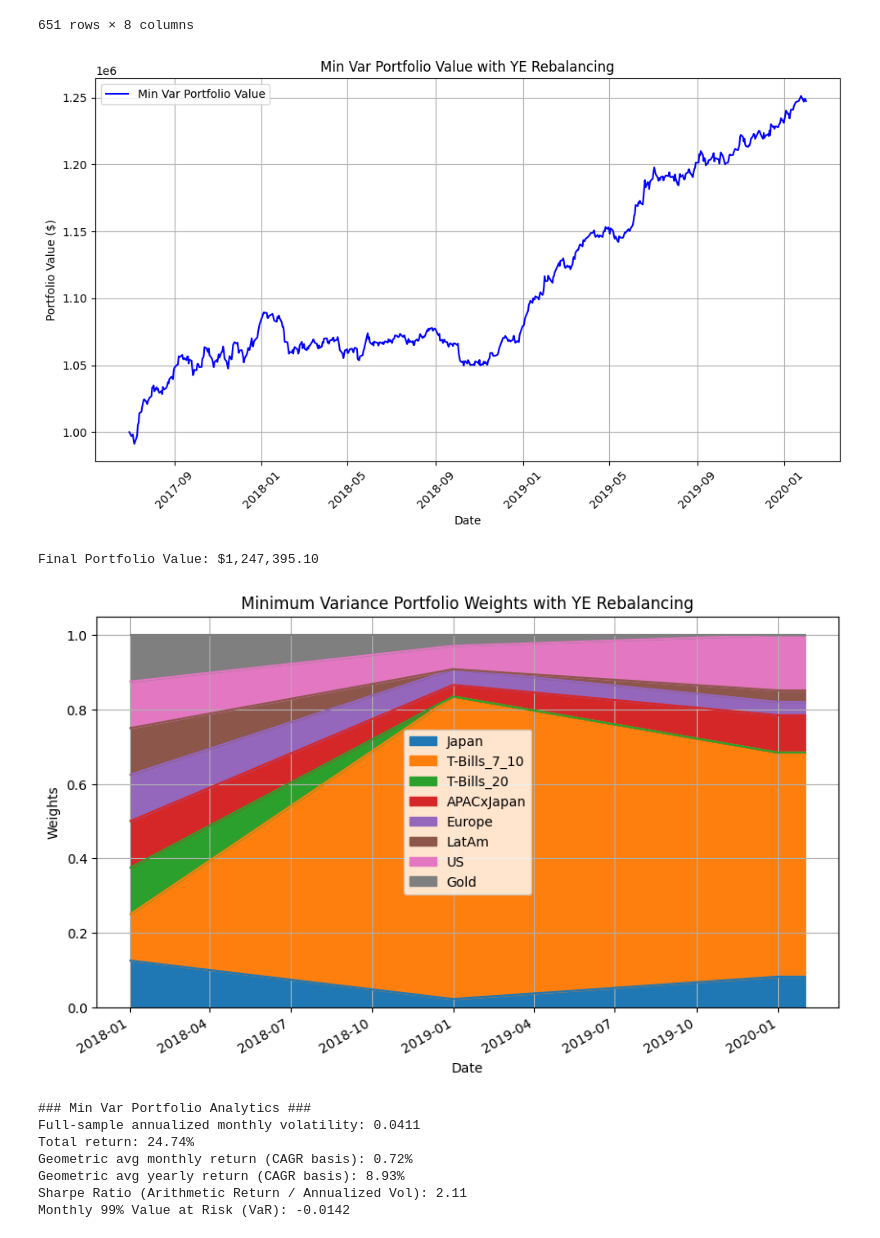
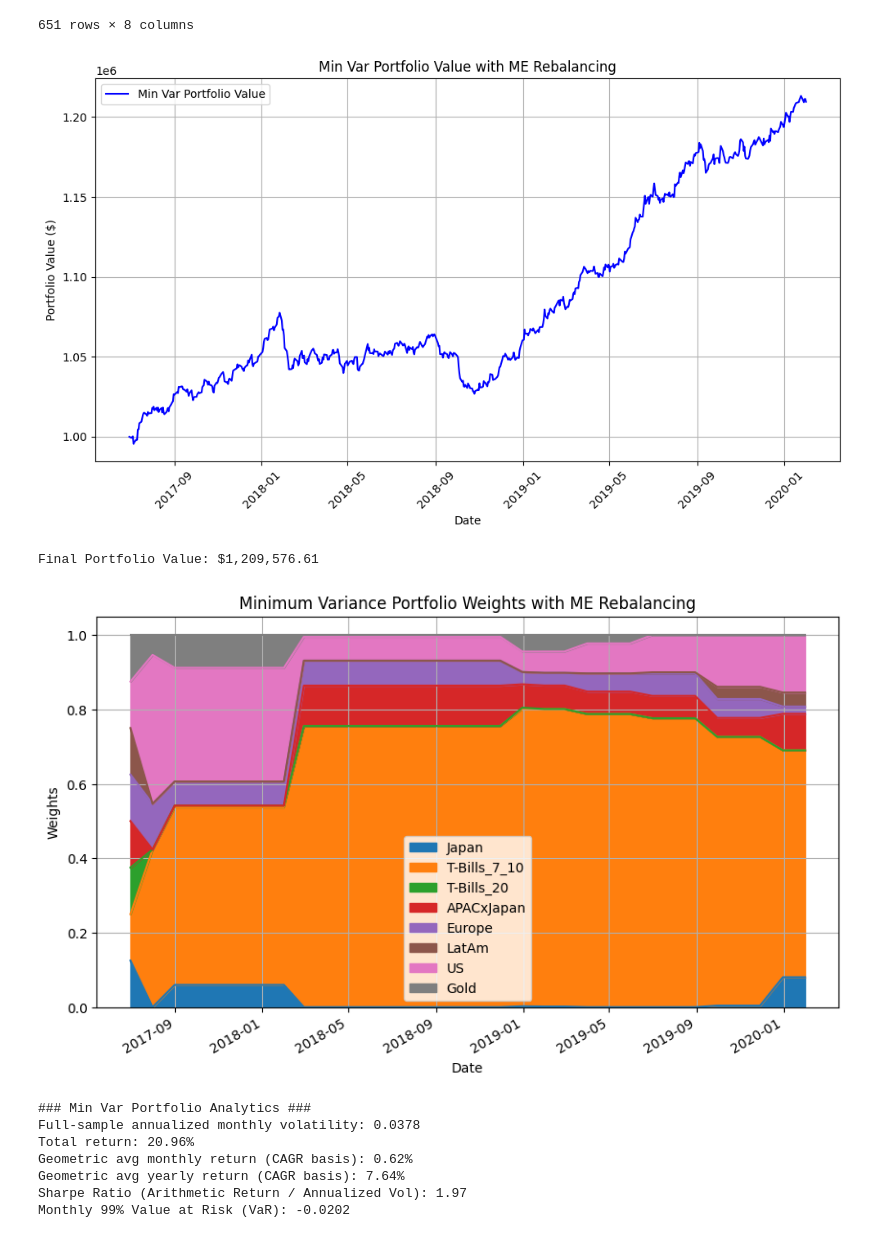
Before and after one commit to plaishev/asset_mgmt_seminar, a Jupyter notebook: Min_Var_Simulations/Min_Var_low_2017_2020.ipynb, the cells around one changed output. Drawn from its saved outputs; the diff is of its cells as text; code cells hidden in the pictures.

```diff
--- a/Min_Var_Simulations/Min_Var_low_2017_2020.ipynb
+++ b/Min_Var_Simulations/Min_Var_low_2017_2020.ipynb
@@ -164,37 +164,37 @@ def min_variance_portfolio(returns, rebalance_frequency, initial_investment=1e6)
             daily_ret = (returns.loc[today] * w0).sum()
             portfolio_value.loc[today] = portfolio_value.loc[yesterday] * (1 + daily_ret)
 
     return portfolio_value, portfolio_weights
 
 #### Actual Fuction Call ####
 
-rebalance_frequency = 'YE'  # ME = monthly, QE = quarterly, YE = yearly
+rebalance_frequency = 'ME'  # ME = monthly, QE = quarterly, YE = yearly
 portfolio_value, portfolio_weights = min_variance_portfolio(returns, rebalance_frequency)
 
 # Plot the portfolio value over time
 plt.figure(figsize=(10, 6))
 plt.plot(portfolio_value, label='Min Var Portfolio Value', color='blue')
 plt.title(f'Min Var Portfolio Value with {rebalance_frequency} Rebalancing')
 plt.xlabel('Date')
 plt.ylabel('Portfolio Value ($)')
 plt.legend()
 plt.grid(True)
 plt.xticks(rotation=45)
 plt.tight_layout()
 plt.show()
 print(f"Final Portfolio Value: ${portfolio_value.iloc[-1]:,.2f}")
 
 # Plot the portfolio weights over time
 portfolio_weights.plot(figsize=(10, 6), kind='area', stacked=True)
 plt.title(f'Minimum Variance Portfolio Weights with {rebalance_frequency} Rebalancing')
 plt.xlabel('Date')
 plt.ylabel('Weights')
 plt.grid(True)
 plt.show()
 # %% [output]
-[figure, old version]
+[figure, new version]
-Final Portfolio Value: $1,247,395.10
+Final Portfolio Value: $1,209,576.61
-[figure, old version]
+[figure, new version]
 # %%
 #### Min Var Portfolio Analytics #### ver 2.2
 
@@ -235,9 +235,9 @@ print(f"Sharpe Ratio (Arithmetic Return / Annualized Vol): {sharpe_ratio_minvar:
 print(f"Monthly 99% Value at Risk (VaR): {VaR_99_minvar:.4f}")
 # %% [output]
 ### Min Var Portfolio Analytics ###
-Full-sample annualized monthly volatility: 0.0411
-Total return: 24.74%
-Geometric avg monthly return (CAGR basis): 0.72%
-Geometric avg yearly return (CAGR basis): 8.93%
-Sharpe Ratio (Arithmetic Return / Annualized Vol): 2.11
-Monthly 99% Value at Risk (VaR): -0.0142
+Full-sample annualized monthly volatility: 0.0378
+Total return: 20.96%
+Geometric avg monthly return (CAGR basis): 0.62%
+Geometric avg yearly return (CAGR basis): 7.64%
+Sharpe Ratio (Arithmetic Return / Annualized Vol): 1.97
+Monthly 99% Value at Risk (VaR): -0.0202
```
Also changed, not shown: 18 other files.
